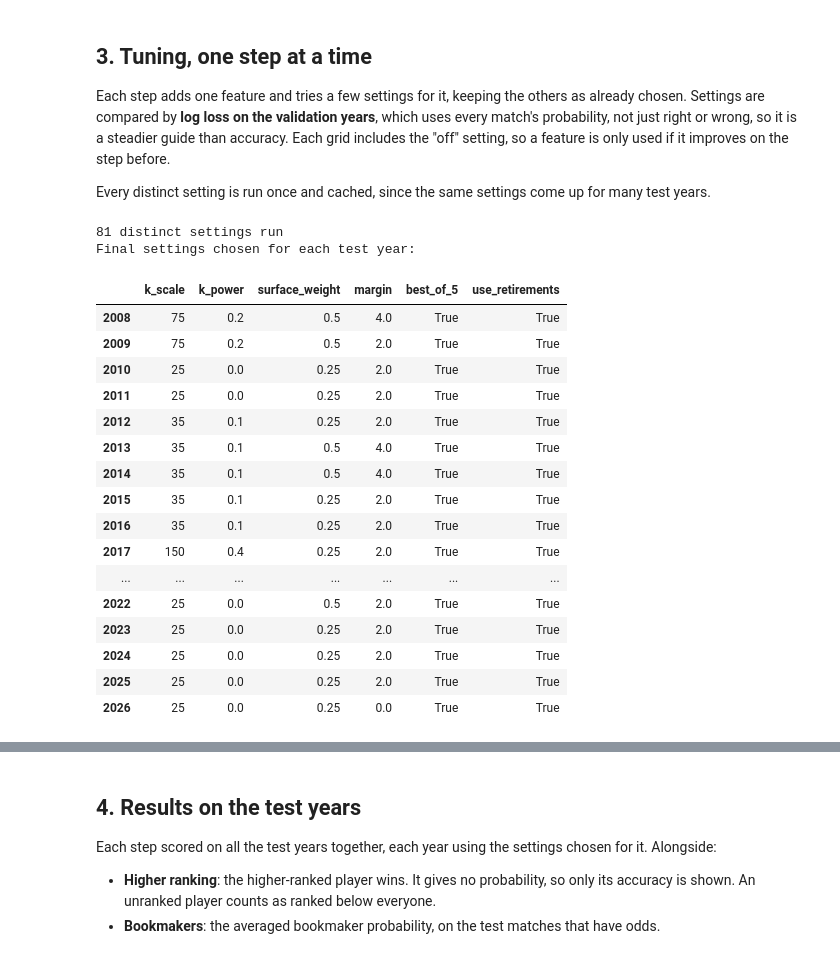
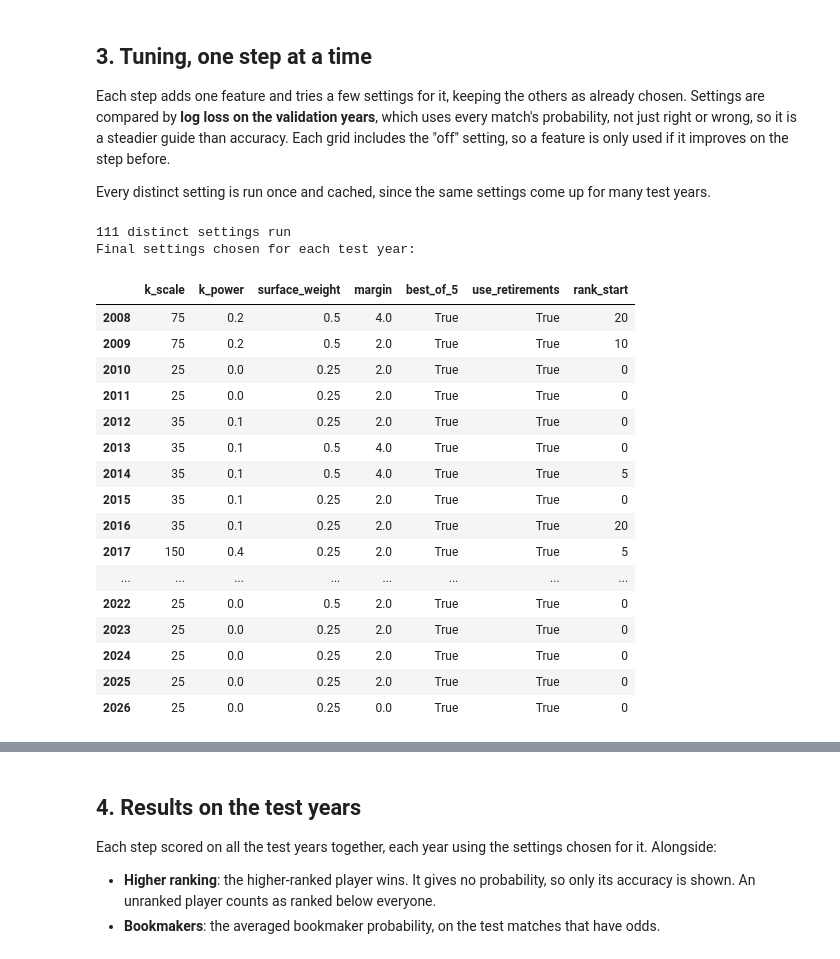
Before and after one commit to noahgoalen/git-practice, a Jupyter notebook: tennis-segmentation/elo_prediction.ipynb, the cells around one changed output, grey strips where cells are left out. Cells and saved outputs as stored; diff of their text form; code cells hidden in the pictures.

```diff
--- a/tennis-segmentation/elo_prediction.ipynb
+++ b/tennis-segmentation/elo_prediction.ipynb
@@ -321,6 +370,7 @@ STEPS = [
     ("+ margin of victory", {"margin": [0.0, 2.0, 4.0, 8.0]}),
     ("+ best-of-5 adjustment", {"best_of_5": [False, True]}),
     ("+ retirements choice", {"use_retirements": [True, False]}),
+    ("+ ranking-based start", {"rank_start": [0, 5, 10, 20]}),
 ]
 cache = {}
 
@@ -332,48 +382,48 @@ def elo(settings):
     return cache[key]
 
 
 def tune(base, grid, mask):
     """Best settings on top of base, by log loss on the matches in mask."""
     best, best_loss = None, None
     keys = list(grid)
     for values in np.array(np.meshgrid(*grid.values()),
                            dtype=object).T.reshape(-1, len(keys)):
         settings = {**base, **dict(zip(keys, values))}
         loss = scores(elo(settings)[mask])["log_loss"]
         if best_loss is None or loss < best_loss:
             best, best_loss = settings, loss
     return best
 
 
 chosen = {}  # test year -> {step name: settings}
 for year in test_years:
     mask = (match_year >= year - VALIDATION_YEARS) & (match_year < year)
     settings, chosen[year] = dict(DEFAULTS), {}
     for name, grid in STEPS:
         settings = tune(settings, grid, mask)
         chosen[year][name] = settings
 print(f"{len(cache)} distinct settings run")
 final_settings = pd.DataFrame({y: c[STEPS[-1][0]]
                                for y, c in chosen.items()}).T
 print("Final settings chosen for each test year:")
 final_settings
 # %% [output]
-81 distinct settings run
+111 distinct settings run
 Final settings chosen for each test year:
-|  | k_scale | k_power | surface_weight | margin | best_of_5 | use_retirements |
-| 2008 | 75 | 0.2 | 0.5 | 4.0 | True | True |
-| 2009 | 75 | 0.2 | 0.5 | 2.0 | True | True |
-| 2010 | 25 | 0.0 | 0.25 | 2.0 | True | True |
-| 2011 | 25 | 0.0 | 0.25 | 2.0 | True | True |
-| 2012 | 35 | 0.1 | 0.25 | 2.0 | True | True |
-| 2013 | 35 | 0.1 | 0.5 | 4.0 | True | True |
-| 2014 | 35 | 0.1 | 0.5 | 4.0 | True | True |
-| 2015 | 35 | 0.1 | 0.25 | 2.0 | True | True |
-| 2016 | 35 | 0.1 | 0.25 | 2.0 | True | True |
-| 2017 | 150 | 0.4 | 0.25 | 2.0 | True | True |
-| ... | ... | ... | ... | ... | ... | ... |
-| 2022 | 25 | 0.0 | 0.5 | 2.0 | True | True |
-| 2023 | 25 | 0.0 | 0.25 | 2.0 | True | True |
-| 2024 | 25 | 0.0 | 0.25 | 2.0 | True | True |
-| 2025 | 25 | 0.0 | 0.25 | 2.0 | True | True |
-| 2026 | 25 | 0.0 | 0.25 | 0.0 | True | True |
+|  | k_scale | k_power | surface_weight | margin | best_of_5 | use_retirements | rank_start |
+| 2008 | 75 | 0.2 | 0.5 | 4.0 | True | True | 20 |
+| 2009 | 75 | 0.2 | 0.5 | 2.0 | True | True | 10 |
+| 2010 | 25 | 0.0 | 0.25 | 2.0 | True | True | 0 |
+| 2011 | 25 | 0.0 | 0.25 | 2.0 | True | True | 0 |
+| 2012 | 35 | 0.1 | 0.25 | 2.0 | True | True | 0 |
+| 2013 | 35 | 0.1 | 0.5 | 4.0 | True | True | 0 |
+| 2014 | 35 | 0.1 | 0.5 | 4.0 | True | True | 5 |
+| 2015 | 35 | 0.1 | 0.25 | 2.0 | True | True | 0 |
+| 2016 | 35 | 0.1 | 0.25 | 2.0 | True | True | 20 |
+| 2017 | 150 | 0.4 | 0.25 | 2.0 | True | True | 5 |
+| ... | ... | ... | ... | ... | ... | ... | ... |
+| 2022 | 25 | 0.0 | 0.5 | 2.0 | True | True | 0 |
+| 2023 | 25 | 0.0 | 0.25 | 2.0 | True | True | 0 |
+| 2024 | 25 | 0.0 | 0.25 | 2.0 | True | True | 0 |
+| 2025 | 25 | 0.0 | 0.25 | 2.0 | True | True | 0 |
+| 2026 | 25 | 0.0 | 0.25 | 0.0 | True | True | 0 |
```
Also changed, not shown: parts of 10 cells of this notebook.
